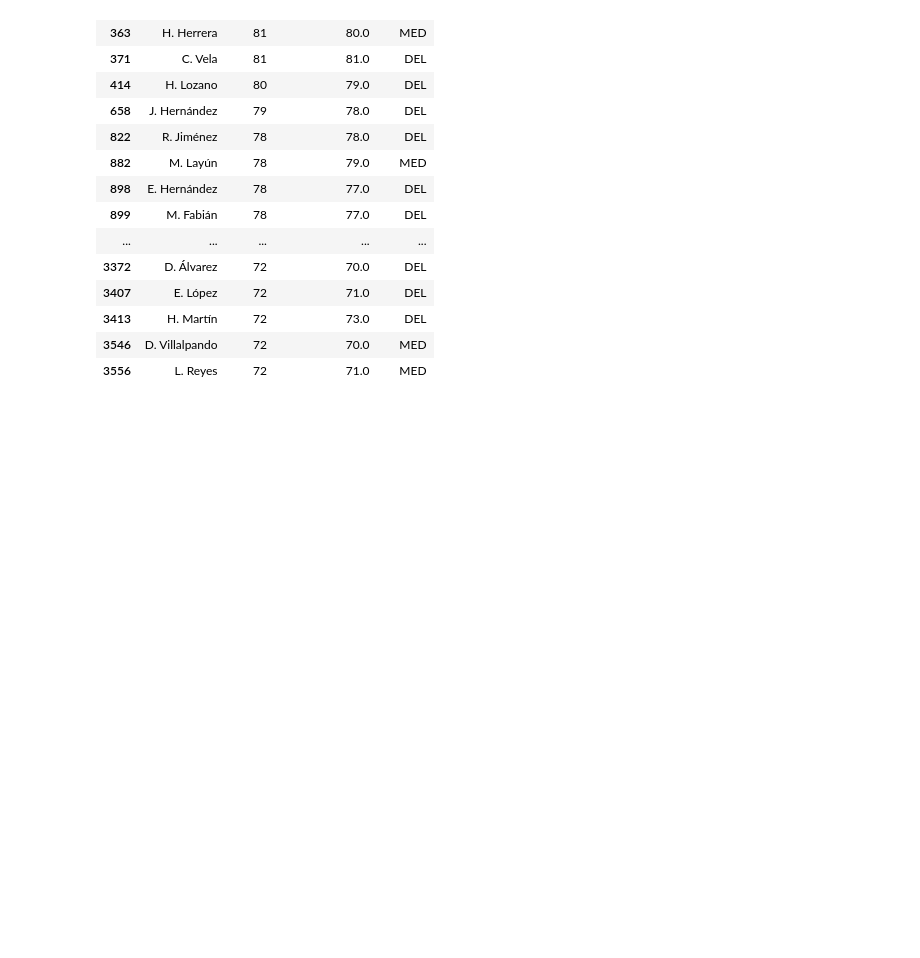
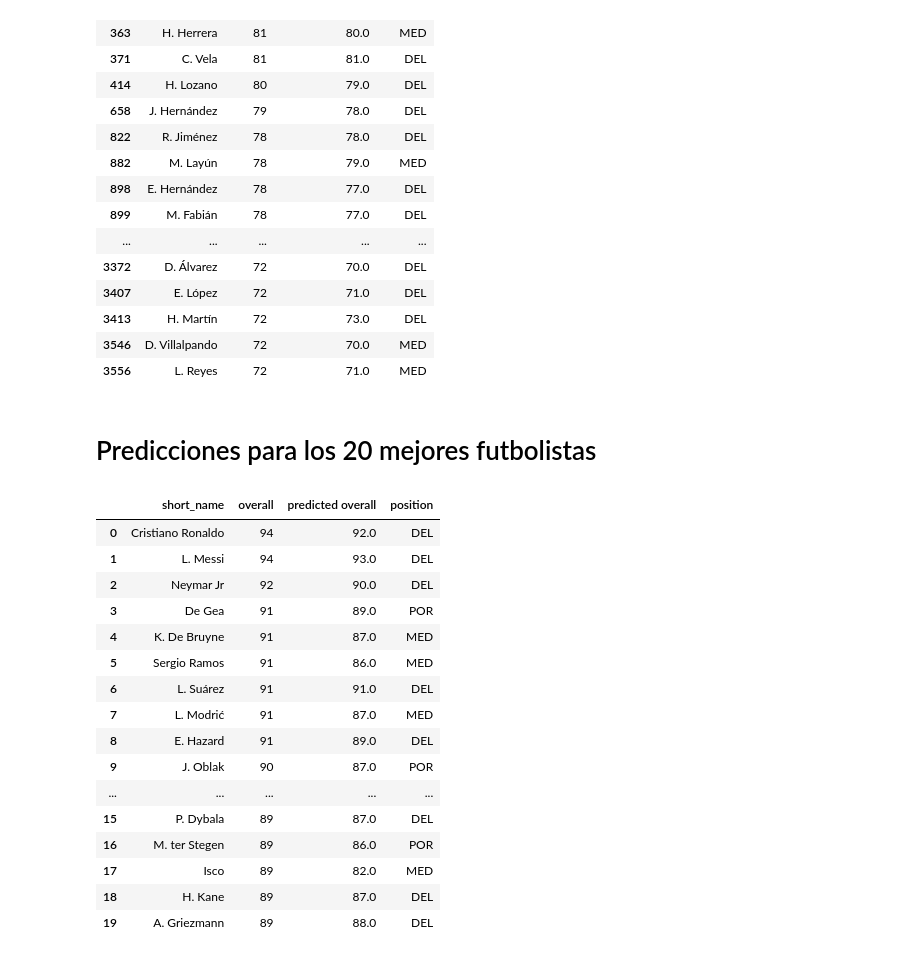
Before and after one commit to yaelrsc/Kaggle, a Jupyter notebook: fifa_20_overrall_calculator.ipynb, the cells around one changed output. Cells and saved outputs as stored; diff of their text form; code cells hidden in the pictures; blank space fills up the shorter version.

Commit message:
Kaggle Notebook | fifa_overrall_calculator | Version 9

```diff
--- a/fifa_20_overrall_calculator.ipynb
+++ b/fifa_20_overrall_calculator.ipynb
@@ -478,3 +478,26 @@ mexico_data[['short_name','overall','predicted overall','position']].head(50)
 | 3413 | H. Martín | 72 | 73.0 | DEL |
 | 3546 | D. Villalpando | 72 | 70.0 | MED |
 | 3556 | L. Reyes | 72 | 71.0 | MED |
+# %% [markdown]
+# Predicciones para los 20 mejores futbolistas
+# %%
+top_20 = fifa_19.query('overall>=80')
+top_20[['short_name','overall','predicted overall','position']].head(20)
+# %% [output]
+|  | short_name | overall | predicted overall | position |
+| 0 | Cristiano Ronaldo | 94 | 92.0 | DEL |
+| 1 | L. Messi | 94 | 93.0 | DEL |
+| 2 | Neymar Jr | 92 | 90.0 | DEL |
+| 3 | De Gea | 91 | 89.0 | POR |
+| 4 | K. De Bruyne | 91 | 87.0 | MED |
+| 5 | Sergio Ramos | 91 | 86.0 | MED |
+| 6 | L. Suárez | 91 | 91.0 | DEL |
+| 7 | L. Modrić | 91 | 87.0 | MED |
+| 8 | E. Hazard | 91 | 89.0 | DEL |
+| 9 | J. Oblak | 90 | 87.0 | POR |
+| ... | ... | ... | ... | ... |
+| 15 | P. Dybala | 89 | 87.0 | DEL |
+| 16 | M. ter Stegen | 89 | 86.0 | POR |
+| 17 | Isco | 89 | 82.0 | MED |
+| 18 | H. Kane | 89 | 87.0 | DEL |
+| 19 | A. Griezmann | 89 | 88.0 | DEL |
```
Also changed, not shown: parts of 2 cells of this notebook.
